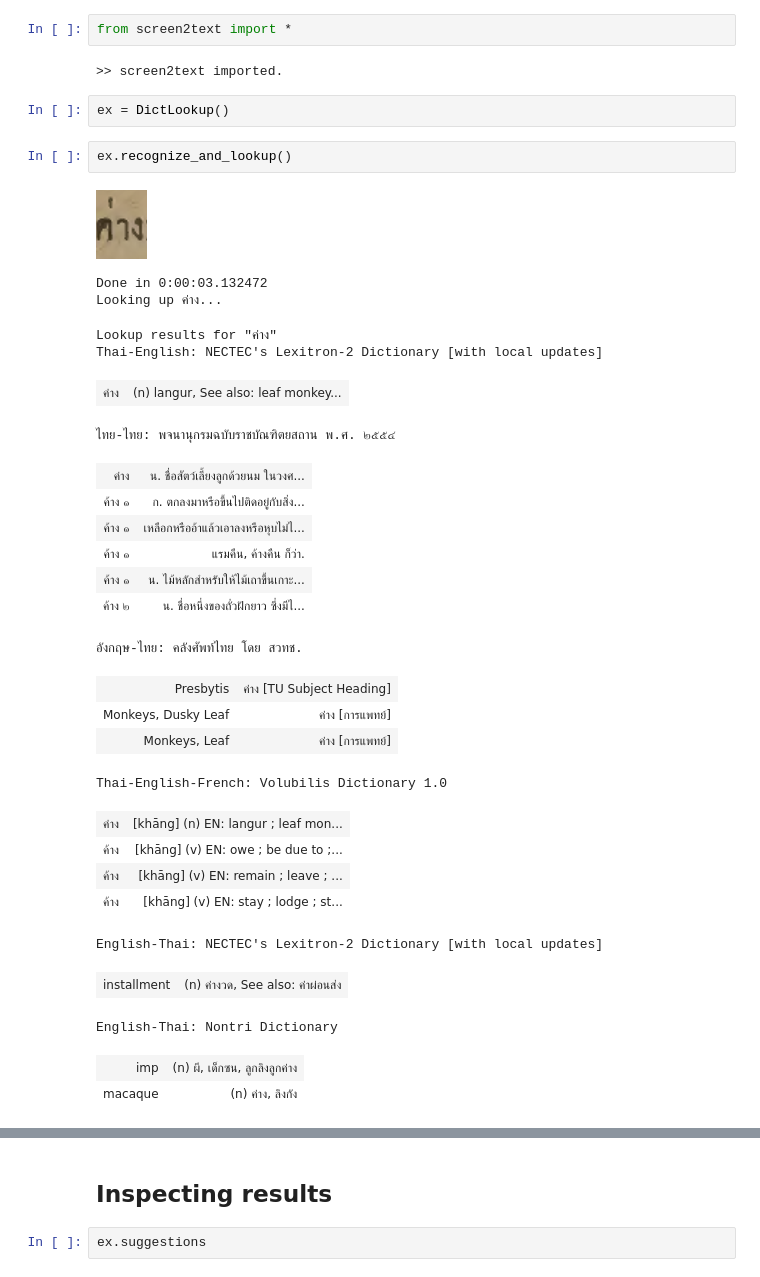
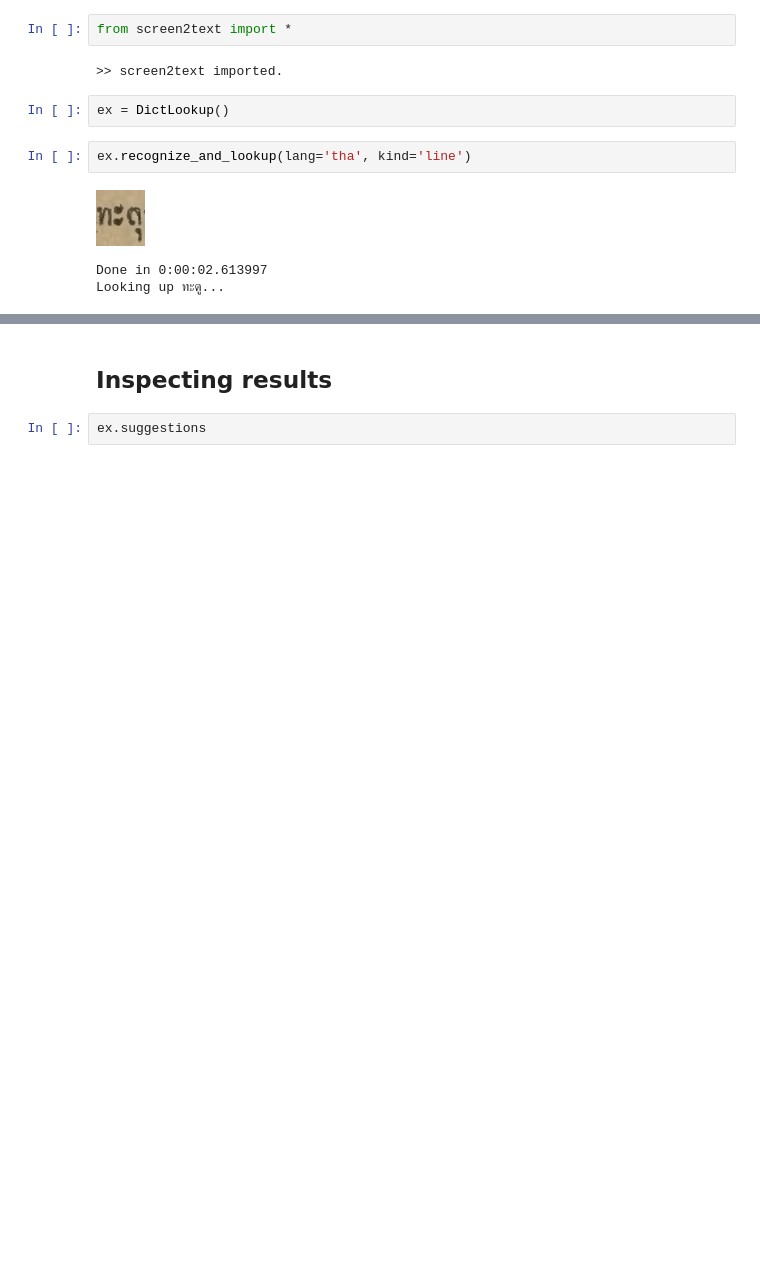
Before and after one commit to mislavskii/img2Text, a Jupyter notebook: screen2Text/Screen2Dict.ipynb, the cells around one changed output, grey strips where cells are left out. Drawn from its saved outputs; the diff is of its cells as text; blank space fills up the shorter version.

```diff
--- a/screen2Text/Screen2Dict.ipynb
+++ b/screen2Text/Screen2Dict.ipynb
@@ -14,32 +16,8 @@ from screen2text import *
 # %%
 ex = DictLookup()
 # %%
-ex.recognize_and_lookup()
+ex.recognize_and_lookup(lang='tha', kind='line')
 # %% [output]
-[figure, old version]
+[figure, new version]
-Done in 0:00:03.132472
-Looking up ค่าง...
+Done in 0:00:02.613997
+Looking up ทะตู...
-Lookup results for "ค่าง"
-Thai-English: NECTEC's Lexitron-2 Dictionary [with local updates]
-| ค่าง | (n) langur, See also: leaf monkey... |
-ไทย-ไทย: พจนานุกรมฉบับราชบัณฑิตยสถาน พ.ศ. ๒๕๕๔
-| ค่าง | น. ชื่อสัตว์เลี้ยงลูกด้วยนม ในวงศ... |
-| ค้าง ๑ | ก. ตกลงมาหรือขึ้นไปติดอยู่กับสิ่ง... |
-| ค้าง ๑ | เหลือกหรืออ้าแล้วเอาลงหรือหุบไม่ไ... |
-| ค้าง ๑ | แรมคืน, ค้างคืน ก็ว่า. |
-| ค้าง ๑ | น. ไม้หลักสำหรับให้ไม้เถาขึ้นเกาะ... |
-| ค้าง ๒ | น. ชื่อหนึ่งของถั่วฝักยาว ซึ่งมีไ... |
-อังกฤษ-ไทย: คลังศัพท์ไทย โดย สวทช.
-| Presbytis | ค่าง [TU Subject Heading] |
-| Monkeys, Dusky Leaf | ค่าง [การแพทย์] |
-| Monkeys, Leaf | ค่าง [การแพทย์] |
-Thai-English-French: Volubilis Dictionary 1.0
-| ค่าง | [khāng] (n) EN: langur ; leaf mon... |
-| ค้าง | [khāng] (v) EN: owe ; be due to ;... |
-| ค้าง | [khāng] (v) EN: remain ; leave ; ... |
-| ค้าง | [khāng] (v) EN: stay ; lodge ; st... |
-English-Thai: NECTEC's Lexitron-2 Dictionary [with local updates]
-| installment | (n) ค่างวด, See also: ค่าผ่อนส่ง |
-English-Thai: Nontri Dictionary
-| imp | (n) ผี, เด็กซน, ลูกลิงลูกค่าง |
-| macaque | (n) ค่าง, ลิงกัง |
```
Also changed, not shown: parts of 10 cells of this notebook.
